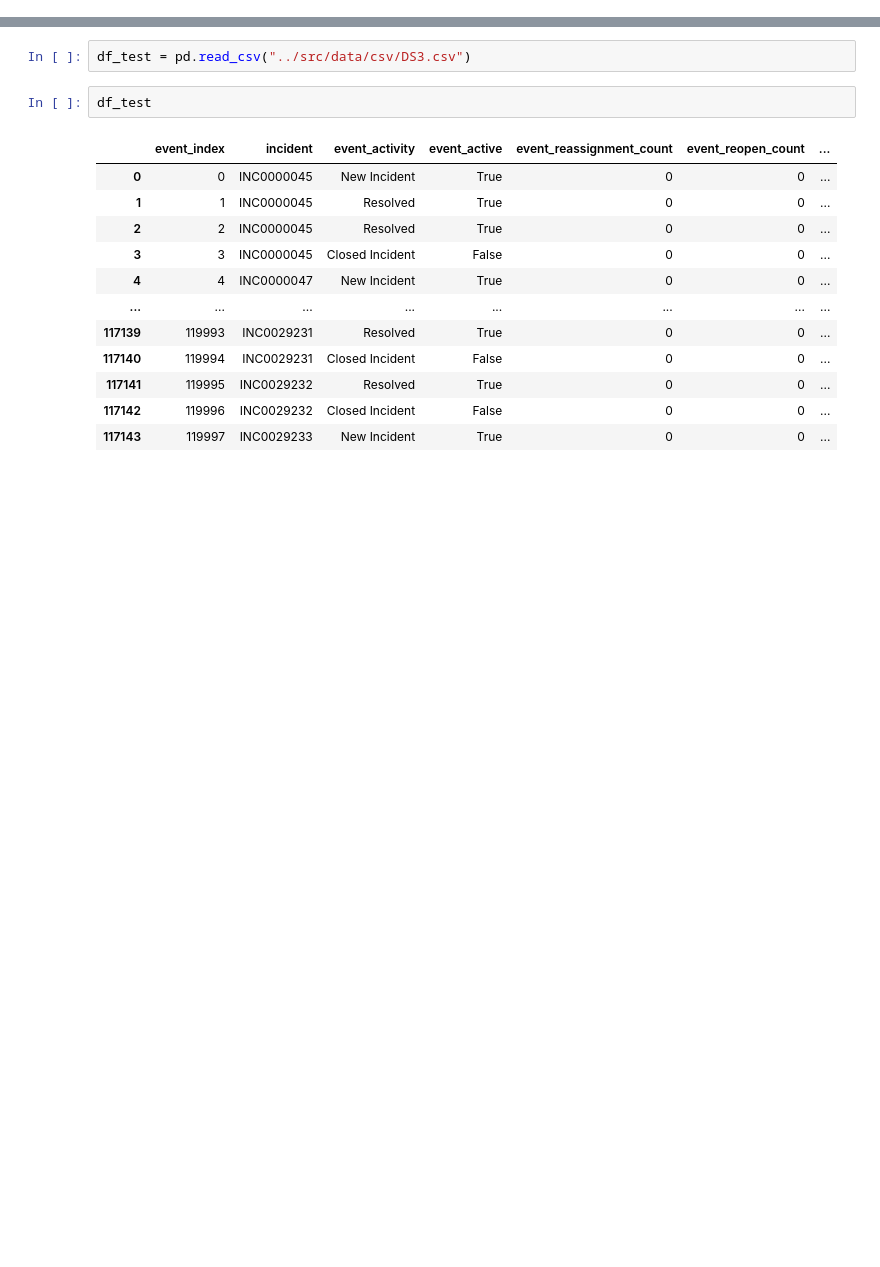
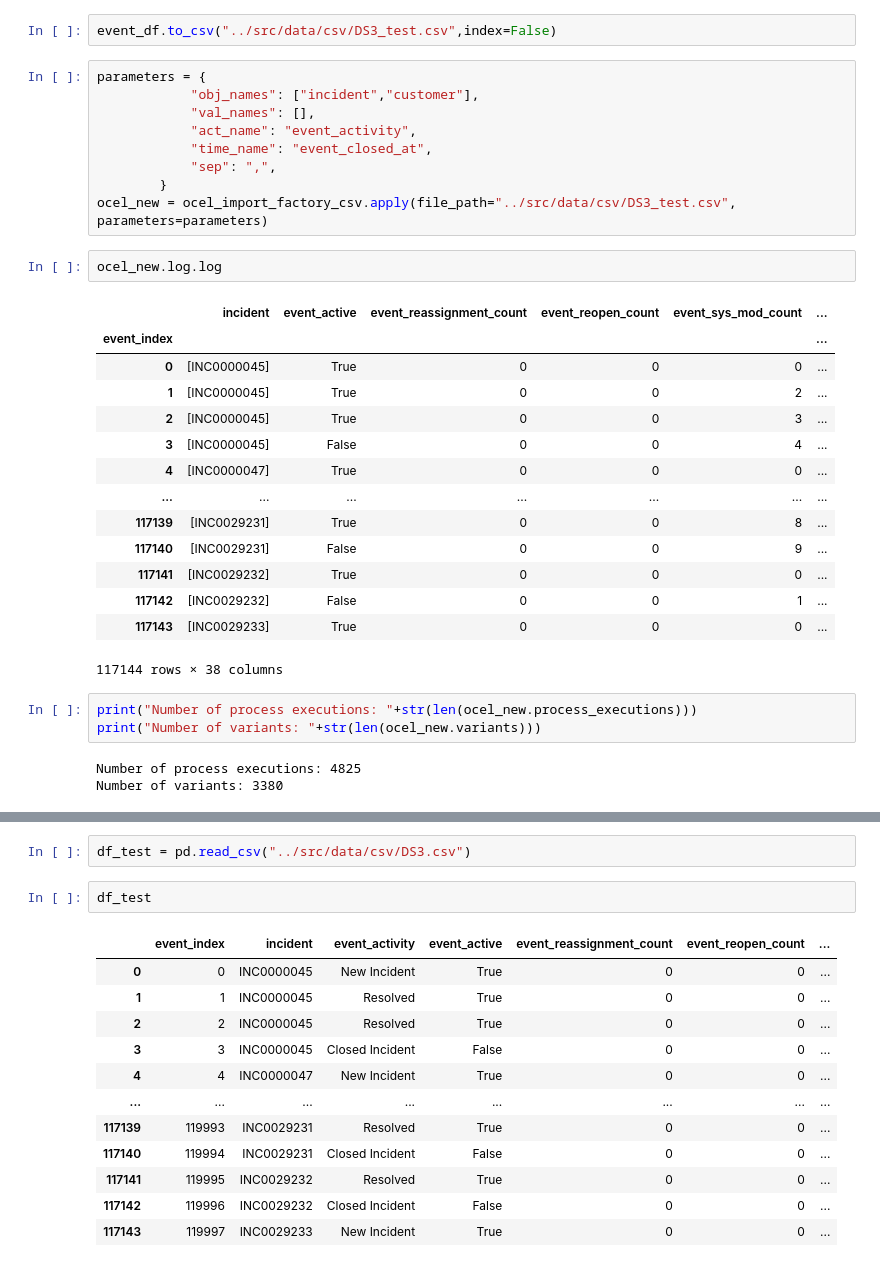
Before and after one commit to NiklasSabel/Generalization_in_Object_Centric_Process_Mining, a Jupyter notebook: notebooks/Converter.ipynb, the cells around one changed output, grey strips where cells are left out. Saved outputs shown, nothing was run; the diff lists cells and outputs as text; blank space fills up the shorter version.

Commit message:
New logs to test

```diff
--- a/notebooks/Converter.ipynb
+++ b/notebooks/Converter.ipynb
@@ -6,0 +71,34 @@ ModuleNotFoundError: No module named 'ocpa.objects.log.obj'
+# %%
+event_df.to_csv("../src/data/csv/DS3_test.csv",index=False)
+# %%
+parameters = {
+            "obj_names": ["incident","customer"],
+            "val_names": [],
+            "act_name": "event_activity",
+            "time_name": "event_closed_at",
+            "sep": ",",
+        }
+ocel_new = ocel_import_factory_csv.apply(file_path="../src/data/csv/DS3_test.csv", parameters=parameters)
+# %%
+ocel_new.log.log
+# %% [output]
+|  | incident | event_active | event_reassignment_count | event_reopen_count | event_sys_mod_count | ... |
+| event_index |  |  |  |  |  | ... |
+| 0 | [INC0000045] | True | 0 | 0 | 0 | ... |
+| 1 | [INC0000045] | True | 0 | 0 | 2 | ... |
+| 2 | [INC0000045] | True | 0 | 0 | 3 | ... |
+| 3 | [INC0000045] | False | 0 | 0 | 4 | ... |
+| 4 | [INC0000047] | True | 0 | 0 | 0 | ... |
+| ... | ... | ... | ... | ... | ... | ... |
+| 117139 | [INC0029231] | True | 0 | 0 | 8 | ... |
+| 117140 | [INC0029231] | False | 0 | 0 | 9 | ... |
+| 117141 | [INC0029232] | True | 0 | 0 | 0 | ... |
+| 117142 | [INC0029232] | False | 0 | 0 | 1 | ... |
+| 117143 | [INC0029233] | True | 0 | 0 | 0 | ... |
+117144 rows × 38 columns
+# %%
+print("Number of process executions: "+str(len(ocel_new.process_executions)))
+print("Number of variants: "+str(len(ocel_new.variants)))
+# %% [output]
+Number of process executions: 4825
+Number of variants: 3380
```
Also changed, not shown: parts of 6 cells of this notebook, 8 other files.
